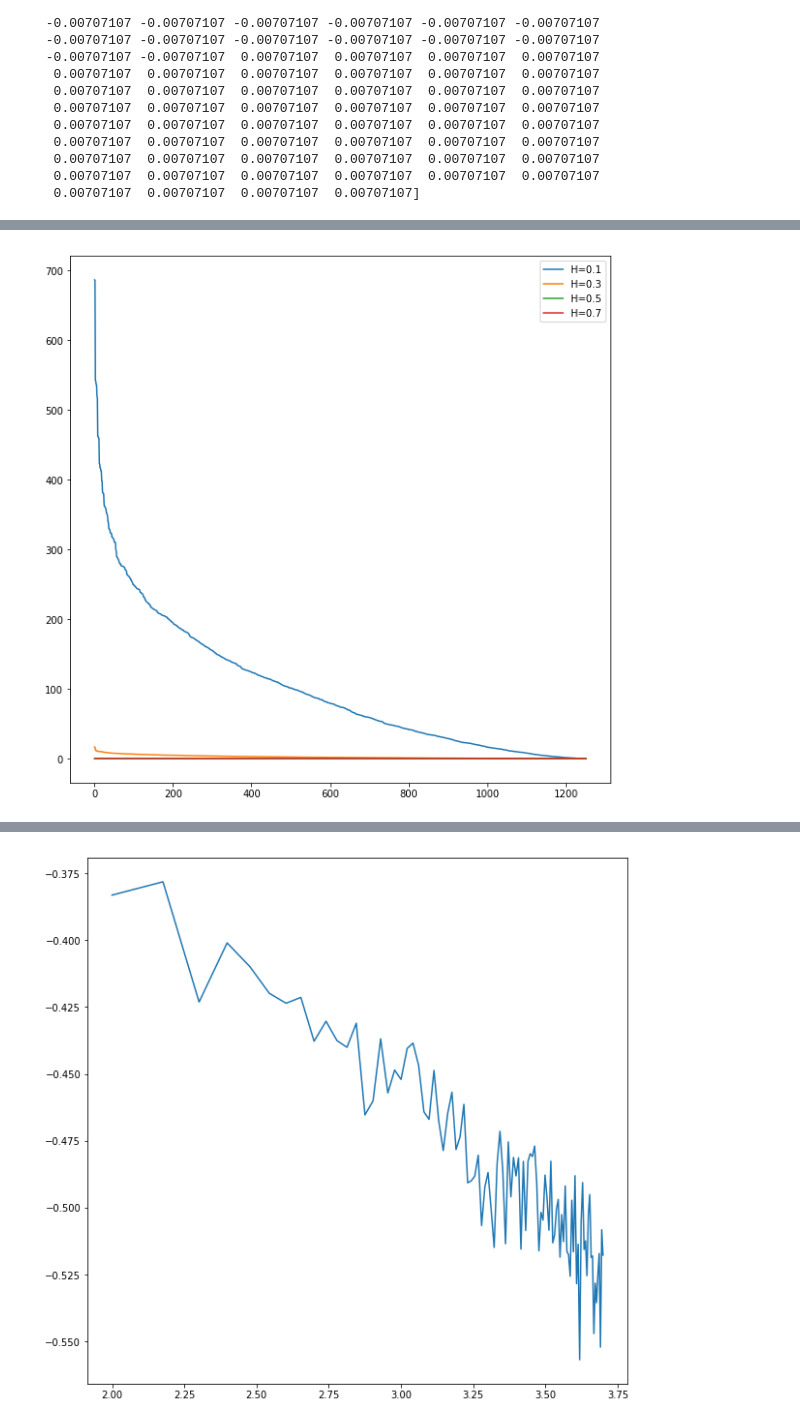
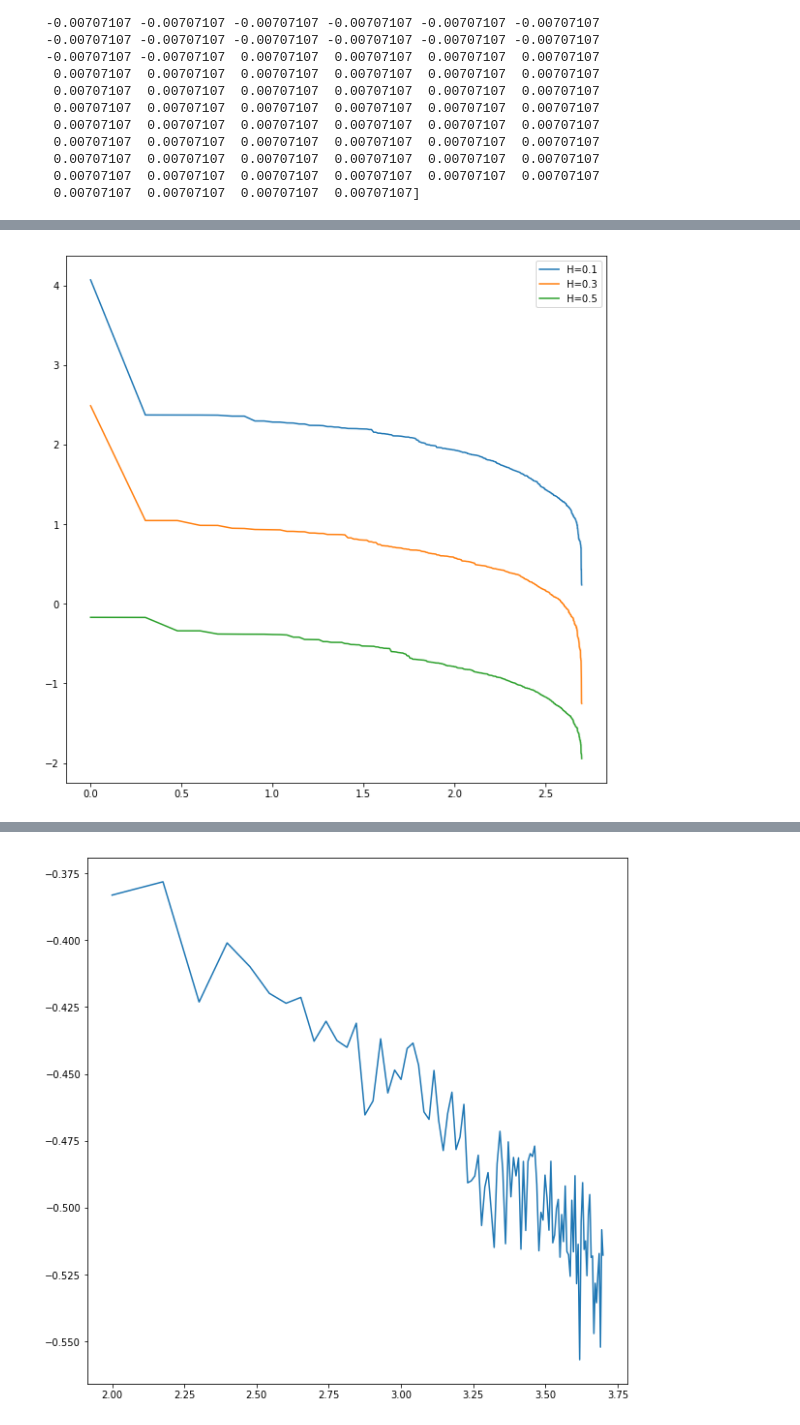
Before and after one commit to Agrim9/MultiFractal_Signal_Analysis, a Jupyter notebook: FBM_NB.ipynb, the cells around one changed output, grey strips where cells are left out. Drawn from its saved outputs; the diff is of its cells as text; code cells hidden in the pictures.

```diff
--- a/FBM_NB.ipynb
+++ b/FBM_NB.ipynb
@@ -253,7 +253,7 @@ def Lf(x, A, B): # this is your 'straight line' y=f(x)
 def Qf(x, A, B,C): # this is your 'straight line' y=f(x)
     return A*x**2 + B*x + C
 
-def get_wavelet_var(wavelet,H=0.3,samp_size=150,est_sil=0,plot_sil=0,print_sil=0):
+def get_wavelet_var(wavelet,H=0.3,samp_size=150,plot_sil=0,print_sil=0):
 
     f = FBM(n=samp_size, hurst=H, length=0.5, method='daviesharte')
     # Generate a fBm realization
@@ -262,52 +262,52 @@ def get_wavelet_var(wavelet,H=0.3,samp_size=150,est_sil=0,plot_sil=0,print_sil=0
     t_values = f.times()
     cA, cD = pywt.dwt(fbm_sample, wavelet)
 
-    M=len(cD)//2
-    #print(M)
-    AutoCorr_mat=np.zeros((M+1,M+1))
-    for j in range(M+1):
-        orig_seq=cD[j:M+j]
-        for k in range(M+1):
-            shift_seq=cD[k:M+k]
-            AutoCorr_mat[j][k]=np.sum(orig_seq*np.conjugate(shift_seq))
+#     M=len(cD)//2
+#     #print(M)
+#     AutoCorr_mat=np.zeros((M+1,M+1))
+#     for j in range(M+1):
+#         orig_seq=cD[j:M+j]
+#         for k in range(M+1):
+#             shift_seq=cD[k:M+k]
+#             AutoCorr_mat[j][k]=np.sum(orig_seq*np.conjugate(shift_seq))
 
+    M=len(cD)
+    R=np.zeros(M+1) #Autocorrelation: r[0] to r[p-1]
+    for k in range(M+1):
+        cD_shift=shift(cD, k, cval=0)
+        R[k]=np.sum(cD*np.conjugate(cD_shift))
+
+    AutoCorr_mat=toeplitz(R[0:M],R[0:M])
+    sigma2_2=R[0]/2
+
+    if(2*H<=1):
+        K=np.abs(np.min(R[0:M]))
+        print(np.abs(np.min(R[0:M])))
+        print(np.abs((2**(2*H)-2)*sigma2_2))
+    else:
+        K=0
+    #print(K)
+    AutoCorr_mat=AutoCorr_mat+K
+    mean_corr=(np.sum(AutoCorr_mat)-M*AutoCorr_mat[0][0])/(M**2-M)
     U,S,V=svd(AutoCorr_mat)
-    num_elem=int(0.2*M)
-    if(print_sil!=1):
-        print(num_elem)
-    if(est_sil!=1):
-        if(num_elem%2==1):
-            A,B = curve_fit(Lf,(np.arange(num_elem)+M//2-num_elem//2)\
-                                ,np.log10(S[M//2-num_elem//2:M//2+num_elem//2+1]))[0] # your data x, y to fit
-        else:
-            A,B = curve_fit(Lf,(np.arange(num_elem)+M//2-num_elem//2)\
-                            ,np.log10(S[M//2-num_elem//2:M//2+num_elem//2]))[0] # your data x, y to fit
-        #print(A,B)
+
     if(plot_sil!=1):
-        ax.plot(np.arange(M)+1\
-                ,S[0:M],label=str("H="+str(H)))
-        if(est_sil!=1):
-            plt.plot([0,M],[B,A*(M)+B])
+        ax.plot(np.log10(np.arange(M)+1)\
+                ,np.log10(S[0:M]),label=str("H="+str(H)))
 
-    if(est_sil!=1):
-        if(print_sil!=1):
-            print(A,B)
-        return B
-    print(np.log10(S[0]))
-    print(np.max(AutoCorr_mat))
-    return -0.14*np.log10(S[0])+0.465
+    #print(S[0])
+    #print(1+(M-1)*mean_corr)
+    est_S=1+((2*M**(2*H-1)*(2*H-1))*sigma2_2)+(M-1)*K
+    return np.log10(S[0]),np.log10(est_S)
 
 plt.rcParams['figure.figsize'] = (10, 10)
 fig = plt.figure()
 ax= fig.add_subplot(111)
-h0=get_wavelet_var('haar',0.1,samp_size=5000,est_sil=1)
-h1=get_wavelet_var('haar',0.3,samp_size=5000,est_sil=1)
-h2=get_wavelet_var('haar',0.5,samp_size=5000,est_sil=1)
-h3=get_wavelet_var('haar',0.7,samp_size=5000,est_sil=1)
+h0=get_wavelet_var('haar',0.1,samp_size=1000)
+h1=get_wavelet_var('haar',0.3,samp_size=1000)
+h2=get_wavelet_var('haar',0.5,samp_size=1000)
+#h3=get_wavelet_var('haar',0.7,samp_size=1000)
 print(str(h0)+":"+str(h1)+":"+str(h2)+":"+str(h3)+":")
-# get_wavelet_var('haar',0.3,plot_sil=0)
-# get_wavelet_var('haar',0.5,plot_sil=0)
-# get_wavelet_var('haar',0.7,plot_sil=0)
 handles, labels = ax.get_legend_handles_labels()
 ax.legend(handles, labels)
 plt.show()
@@ -328,4 +320,4 @@ plt.show()
-[figure, old version]
+[figure, new version]
 # %%
 plt.rcParams['figure.figsize'] = (10, 10)
 fig = plt.figure()
```
Also changed, not shown: parts of 4 cells of this notebook, 2 other files.
